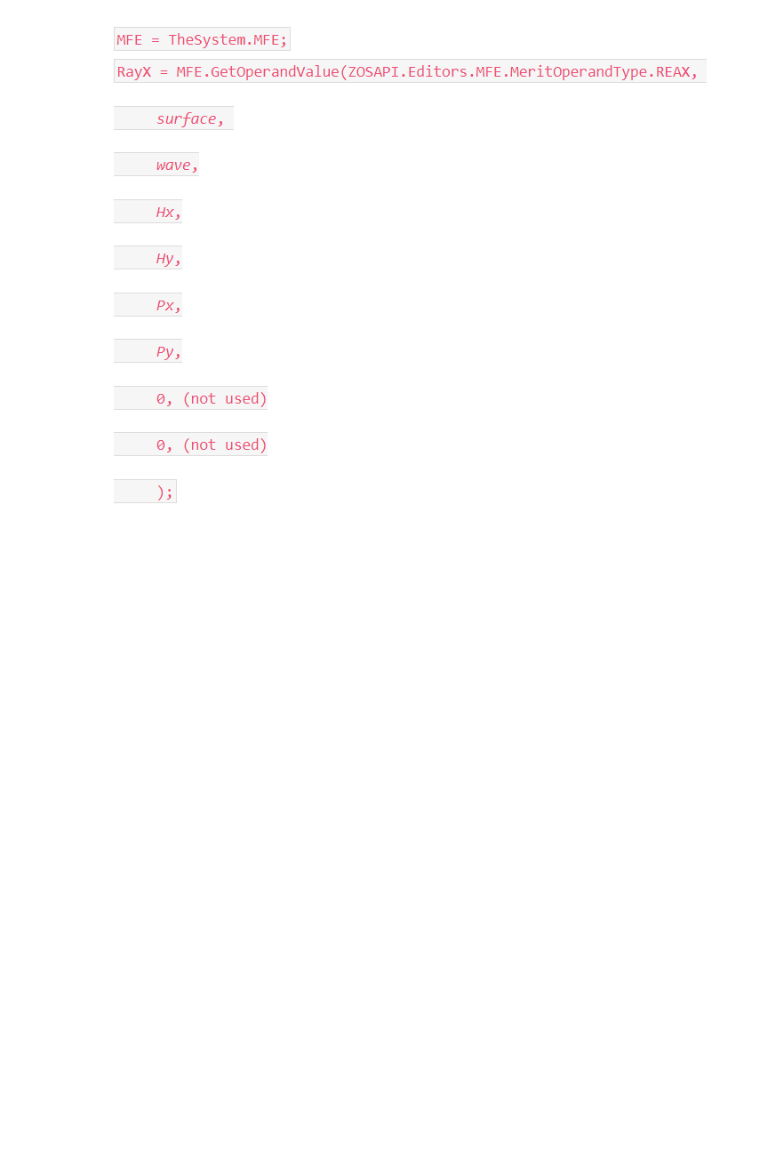
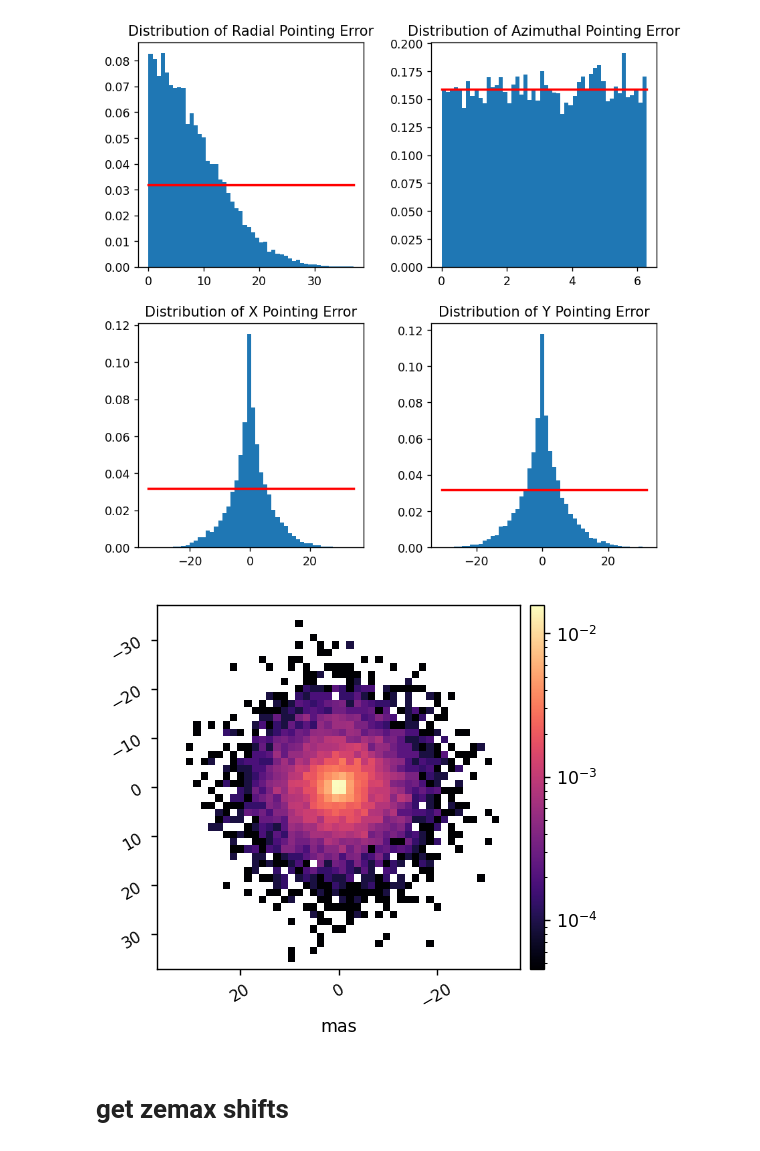
Before and after one commit to kian1377/apra-howfsc-models, a Jupyter notebook: get_zemax_model_info.ipynb, the cells around one changed output. Drawn from its saved outputs; the diff is of its cells as text; code cells hidden in the pictures; blank space fills up the shorter version.

```diff
--- a/get_zemax_model_info.ipynb
+++ b/get_zemax_model_info.ipynb
@@ -7,8 +12,59 @@ import warnings
 warnings.filterwarnings("ignore")
 
 from imshows import imshow1, imshow2, imshow3
-# %% [markdown]
-![image.png](attachment:image.png)
+# %%
+pointing_error = 10*u.mas # STD of pointing error
+mean = 0
+
+seed = 12
+
+pointing_r = np.abs(np.random.default_rng(seed).normal(mean, pointing_error.to_value(u.mas), 10000))
+pointing_th = np.random.default_rng(seed).uniform(low=0.0, high=2*np.pi, size=10000)
+
+pointing_x = pointing_r*np.cos(pointing_th)
+pointing_y = pointing_r*np.sin(pointing_th)
+
+pointing = np.array([pointing_x, pointing_y]).T*u.mas
+
+nbins = 50
+
+fig = plt.figure(figsize=(8,8), dpi=125)
+
+plt.subplot(221)
+count, bins, ignored = plt.hist(pointing_r, nbins, density=True)
+plt.plot(bins, np.ones_like(bins)/(np.pi*pointing_error.to_value(u.mas)), linewidth=2, color='r')
+plt.title('Distribution of Radial Pointing Error')
+
+plt.subplot(222)
+count, bins, ignored = plt.hist(pointing_th, nbins, density=True)
+plt.plot(bins, 1/(2*np.pi)*np.ones_like(bins), linewidth=2, color='r')
+plt.title('Distribution of Azimuthal Pointing Error')
+
+plt.subplot(223)
+count, bins, ignored = plt.hist(pointing_x, nbins, density=True)
+plt.plot(bins, np.ones_like(bins)/(np.pi*pointing_error.to_value(u.mas)), linewidth=2, color='r')
+plt.title('Distribution of X Pointing Error')
+
+plt.subplot(224)
+count, bins, ignored = plt.hist(pointing_y, nbins, density=True)
+plt.plot(bins, np.ones_like(bins)/(np.pi*pointing_error.to_value(u.mas)), linewidth=2, color='r')
+plt.title('Distribution of Y Pointing Error')
+
+plt.subplots_adjust(wspace=0.3, hspace=0.25)
+plt.close()
+display(fig)
+
+rmax = np.max(pointing_r)
+# fig = plt.figure()
+h, xedges, yedges, im = plt.hist2d(pointing_x, pointing_y, bins=nbins, range=[[-rmax, rmax], [-rmax, rmax]], density=True)
+plt.close()
+
+imshow1(h, lognorm=True, pxscl=(xedges[0]-xedges[1]), xlabel='mas')
+# %% [output]
+[figure, added]
+[figure, added]
+# %% [markdown]
+# get zemax shifts
 # %%
 import zosapi
 from System import Enum,Int32,Double,Array
```
Also changed, not shown: parts of 11 cells of this notebook, 1 other file.
